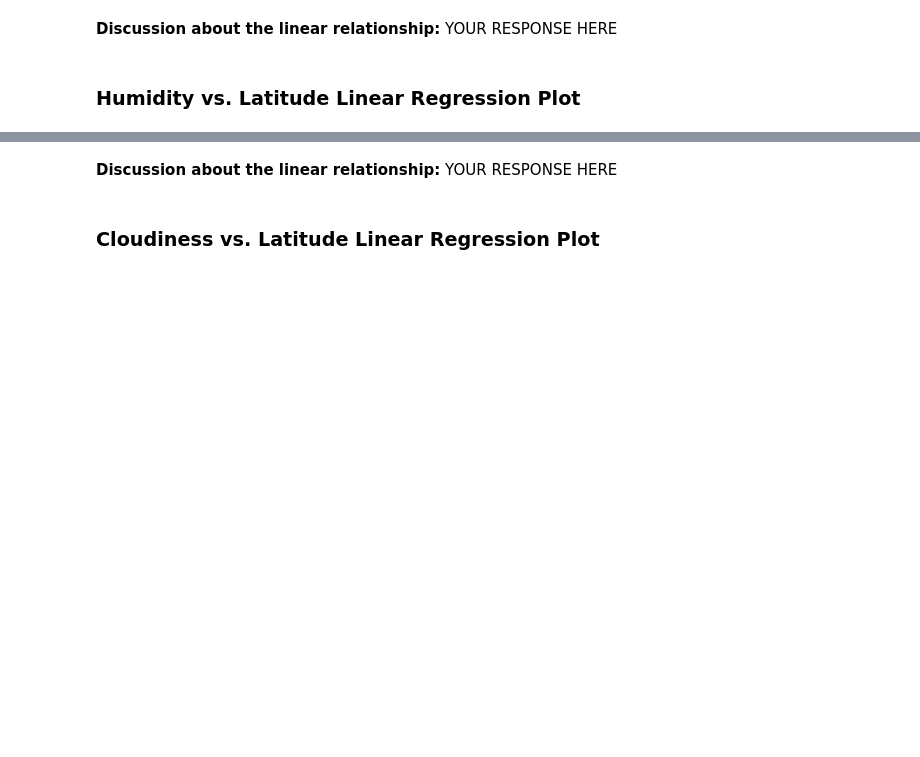
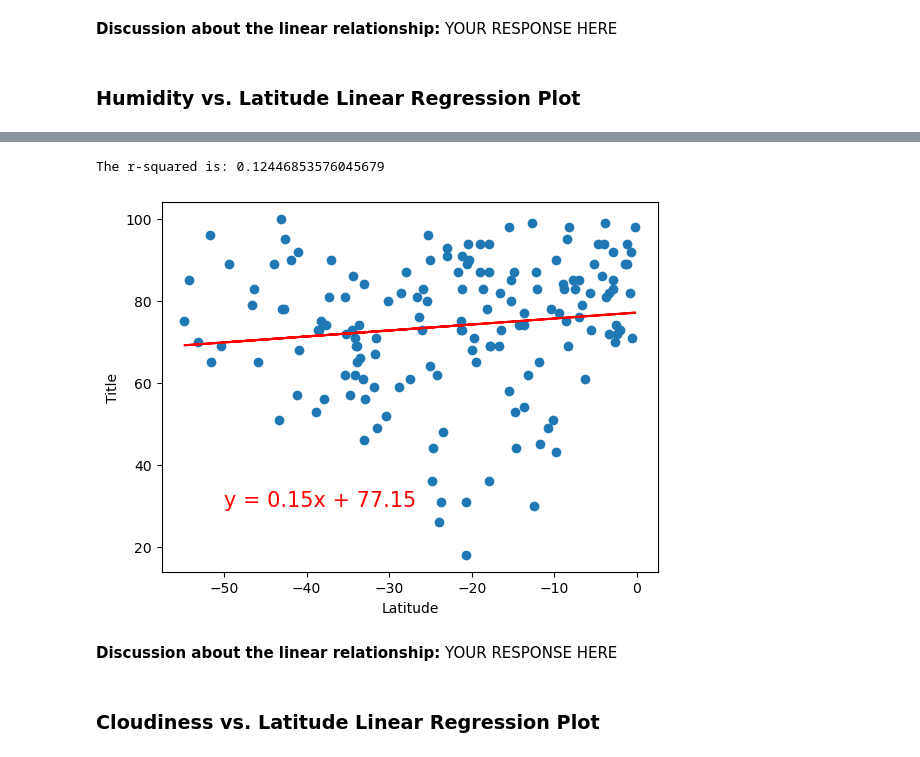
Before and after one commit to Jaynav04/Python-API-Challenge, a Jupyter notebook: WeatherPy/starter_code/WeatherPy.ipynb, the cells around one changed output, grey strips where cells are left out. Cells and saved outputs as stored; diff of their text form; code cells hidden in the pictures; blank space fills up the shorter version.

```diff
--- a/WeatherPy/starter_code/WeatherPy.ipynb
+++ b/WeatherPy/starter_code/WeatherPy.ipynb
@@ -381,3 +371,11 @@ The r-value is: 0.0002808747046324607
+# %%
+# Southern Hemisphere
+x= southern_df["Lat"]
+y= southern_df["Humidity"]
+linear_reg_plot(x,y,(-50,30))
+# %% [output]
+The r-squared is: 0.12446853576045679
+[figure, added]
 # %% [markdown]
 **Discussion about the linear relationship:** YOUR RESPONSE HERE
 # %% [markdown]
```
Also changed, not shown: parts of 15 cells of this notebook.
